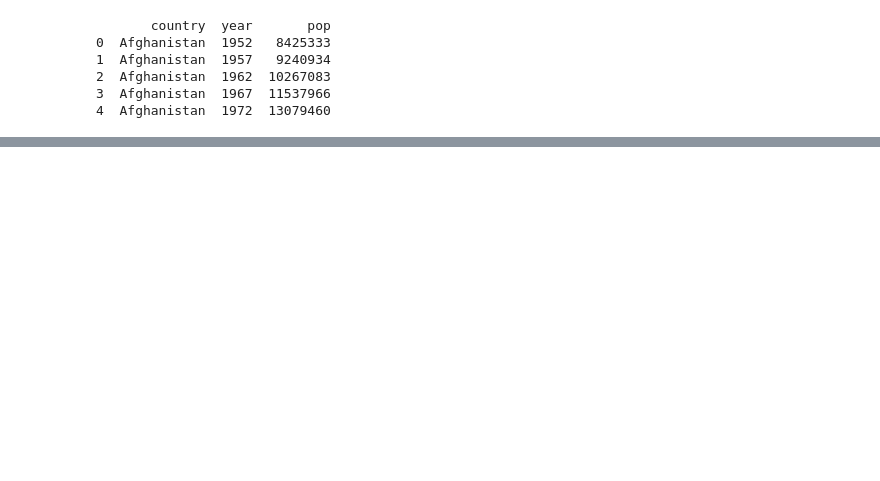
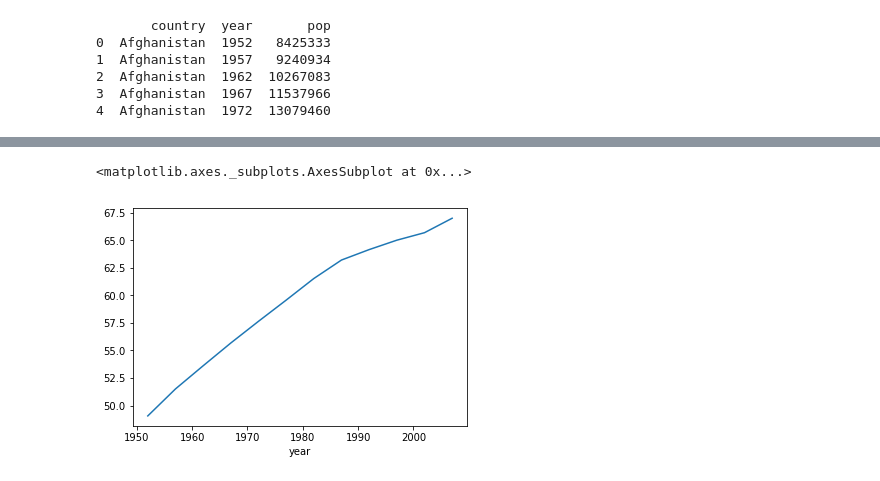
Before and after one commit to es99/notebooks, a Jupyter notebook: Capítulo1.ipynb, the cells around one changed output, grey strips where cells are left out. Saved outputs shown, nothing was run; the diff lists cells and outputs as text; code cells hidden in the pictures; blank space fills up the shorter version.

```diff
--- a/Capítulo1.ipynb
+++ b/Capítulo1.ipynb
@@ -428,0 +364,2 @@ df.iloc[:, ::].head() #exibe todas as linhas e colunas, equivalente a [:]
+# %%
+globalExpectativaDeVida = df.groupby('year')['lifeExp'].mean()
@@ -428,0 +383,5 @@ df.iloc[:, ::].head() #exibe todas as linhas e colunas, equivalente a [:]
+# %%
+globalExpectativaDeVida.plot() #média da expectativa a nível global ao longo dos anos
+# %% [output]
+<matplotlib.axes._subplots.AxesSubplot at 0x...>
+[figure, added]
```
Also changed, not shown: parts of 74 cells of this notebook.
